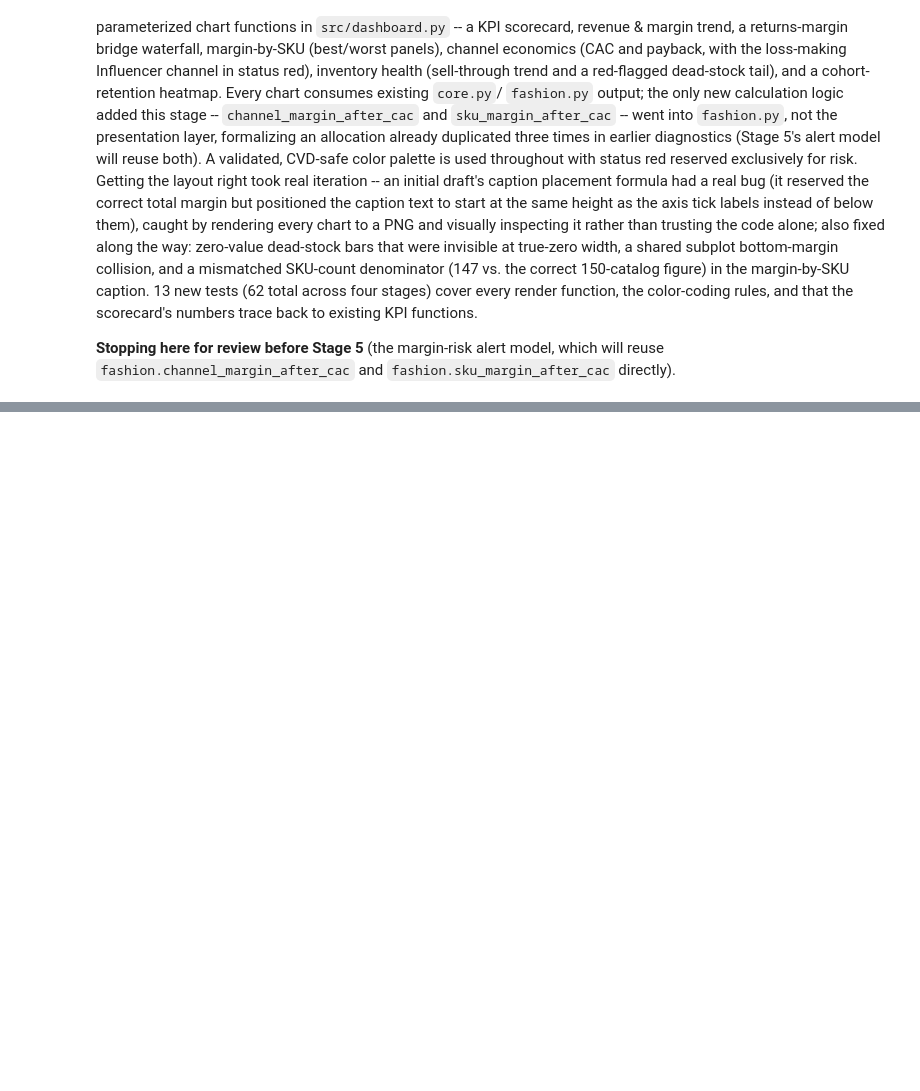
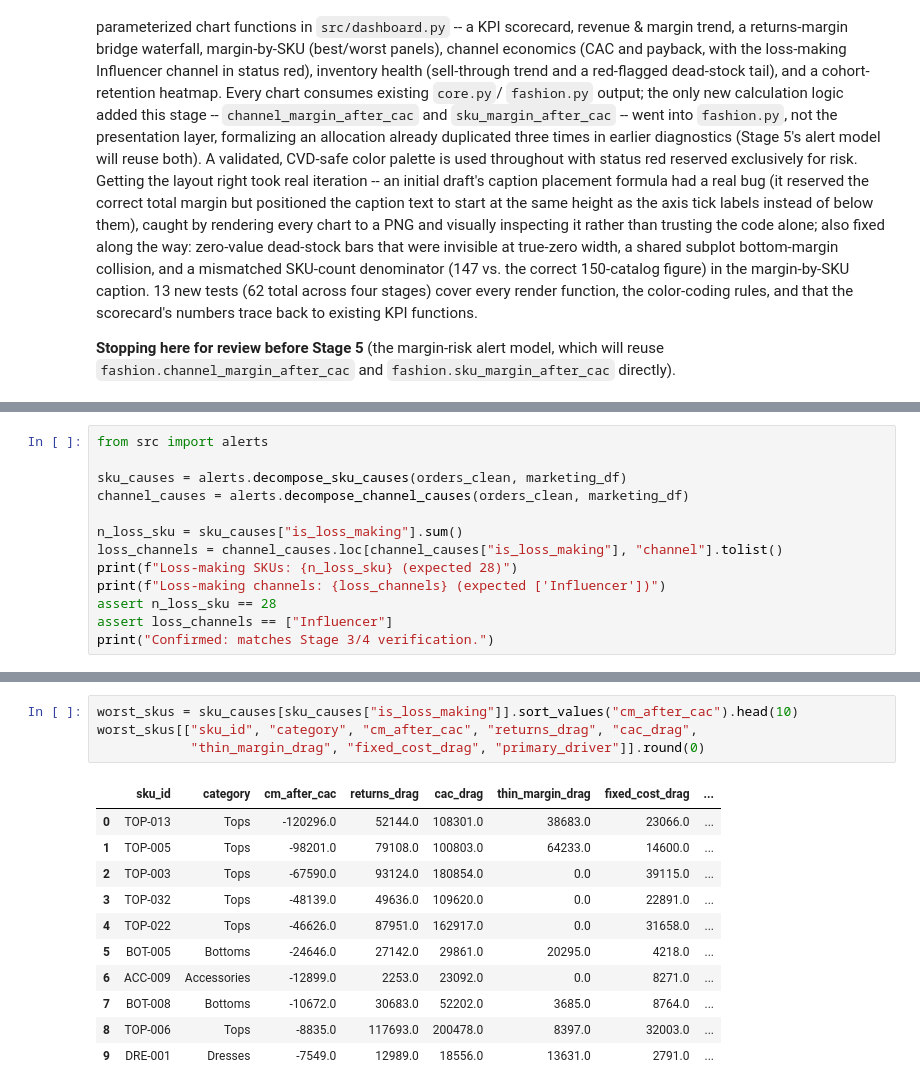
Before and after one commit to hrishikeshkedia-prog/ledger-margin-analysis, a Jupyter notebook: ceo_dashboard/notebooks/ceo_dashboard.ipynb, the cells around one changed output, grey strips where cells are left out. Saved outputs shown, nothing was run; the diff lists cells and outputs as text; blank space fills up the shorter version.

```diff
--- a/ceo_dashboard/notebooks/ceo_dashboard.ipynb
+++ b/ceo_dashboard/notebooks/ceo_dashboard.ipynb
@@ -1736,0 +1766,13 @@ which will reuse `fashion.channel_margin_after_cac` and
+# %%
+from src import alerts
+
+sku_causes = alerts.decompose_sku_causes(orders_clean, marketing_df)
+channel_causes = alerts.decompose_channel_causes(orders_clean, marketing_df)
+
+n_loss_sku = sku_causes["is_loss_making"].sum()
+loss_channels = channel_causes.loc[channel_causes["is_loss_making"], "channel"].tolist()
+print(f"Loss-making SKUs: {n_loss_sku} (expected 28)")
+print(f"Loss-making channels: {loss_channels} (expected ['Influencer'])")
+assert n_loss_sku == 28
+assert loss_channels == ["Influencer"]
+print("Confirmed: matches Stage 3/4 verification.")
@@ -1736,0 +1808,16 @@ which will reuse `fashion.channel_margin_after_cac` and
+# %%
+worst_skus = sku_causes[sku_causes["is_loss_making"]].sort_values("cm_after_cac").head(10)
+worst_skus[["sku_id", "category", "cm_after_cac", "returns_drag", "cac_drag",
+            "thin_margin_drag", "fixed_cost_drag", "primary_driver"]].round(0)
+# %% [output]
+|  | sku_id | category | cm_after_cac | returns_drag | cac_drag | thin_margin_drag | fixed_cost_drag | ... |
+| 0 | TOP-013 | Tops | -120296.0 | 52144.0 | 108301.0 | 38683.0 | 23066.0 | ... |
+| 1 | TOP-005 | Tops | -98201.0 | 79108.0 | 100803.0 | 64233.0 | 14600.0 | ... |
+| 2 | TOP-003 | Tops | -67590.0 | 93124.0 | 180854.0 | 0.0 | 39115.0 | ... |
+| 3 | TOP-032 | Tops | -48139.0 | 49636.0 | 109620.0 | 0.0 | 22891.0 | ... |
+| 4 | TOP-022 | Tops | -46626.0 | 87951.0 | 162917.0 | 0.0 | 31658.0 | ... |
+| 5 | BOT-005 | Bottoms | -24646.0 | 27142.0 | 29861.0 | 20295.0 | 4218.0 | ... |
+| 6 | ACC-009 | Accessories | -12899.0 | 2253.0 | 23092.0 | 0.0 | 8271.0 | ... |
+| 7 | BOT-008 | Bottoms | -10672.0 | 30683.0 | 52202.0 | 3685.0 | 8764.0 | ... |
+| 8 | TOP-006 | Tops | -8835.0 | 117693.0 | 200478.0 | 8397.0 | 32003.0 | ... |
+| 9 | DRE-001 | Dresses | -7549.0 | 12989.0 | 18556.0 | 13631.0 | 2791.0 | ... |
```
Also changed, not shown: parts of 11 cells of this notebook, 4 other files.
